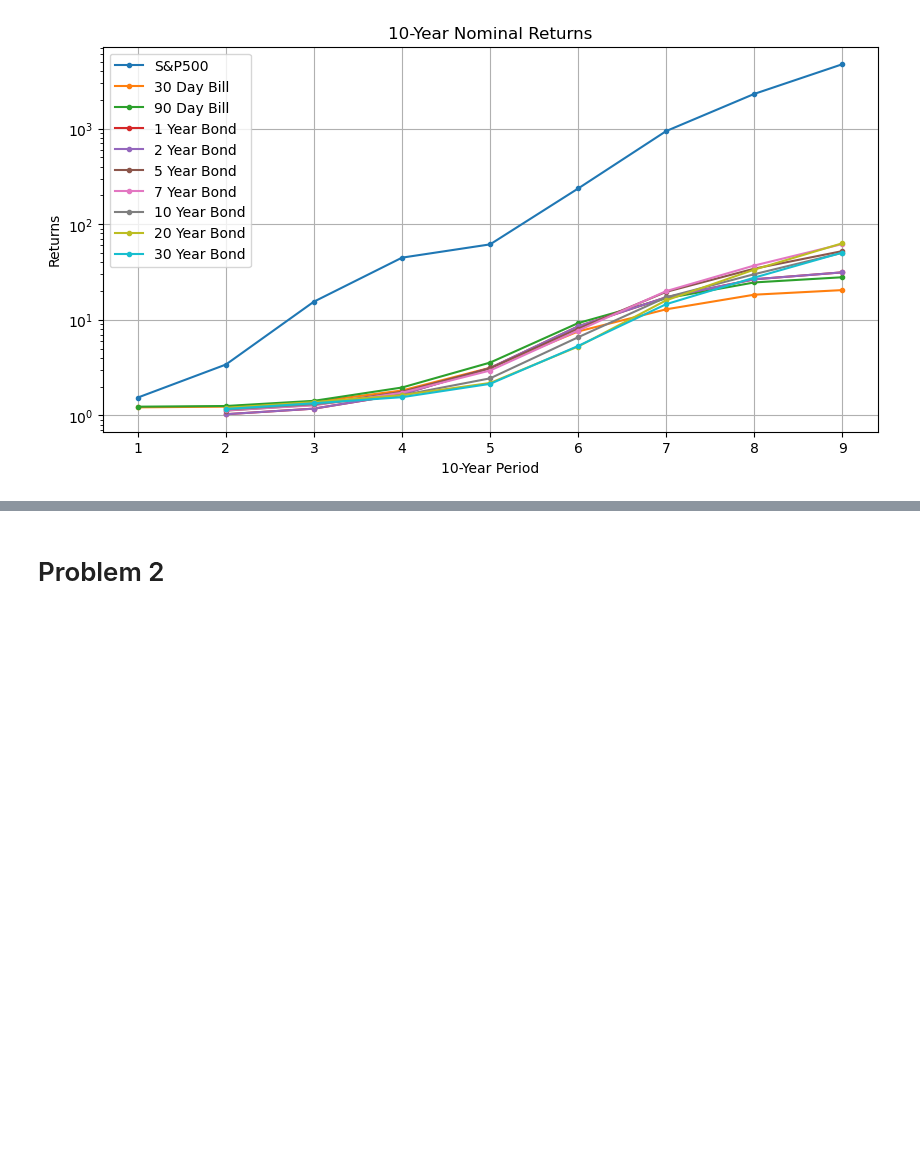
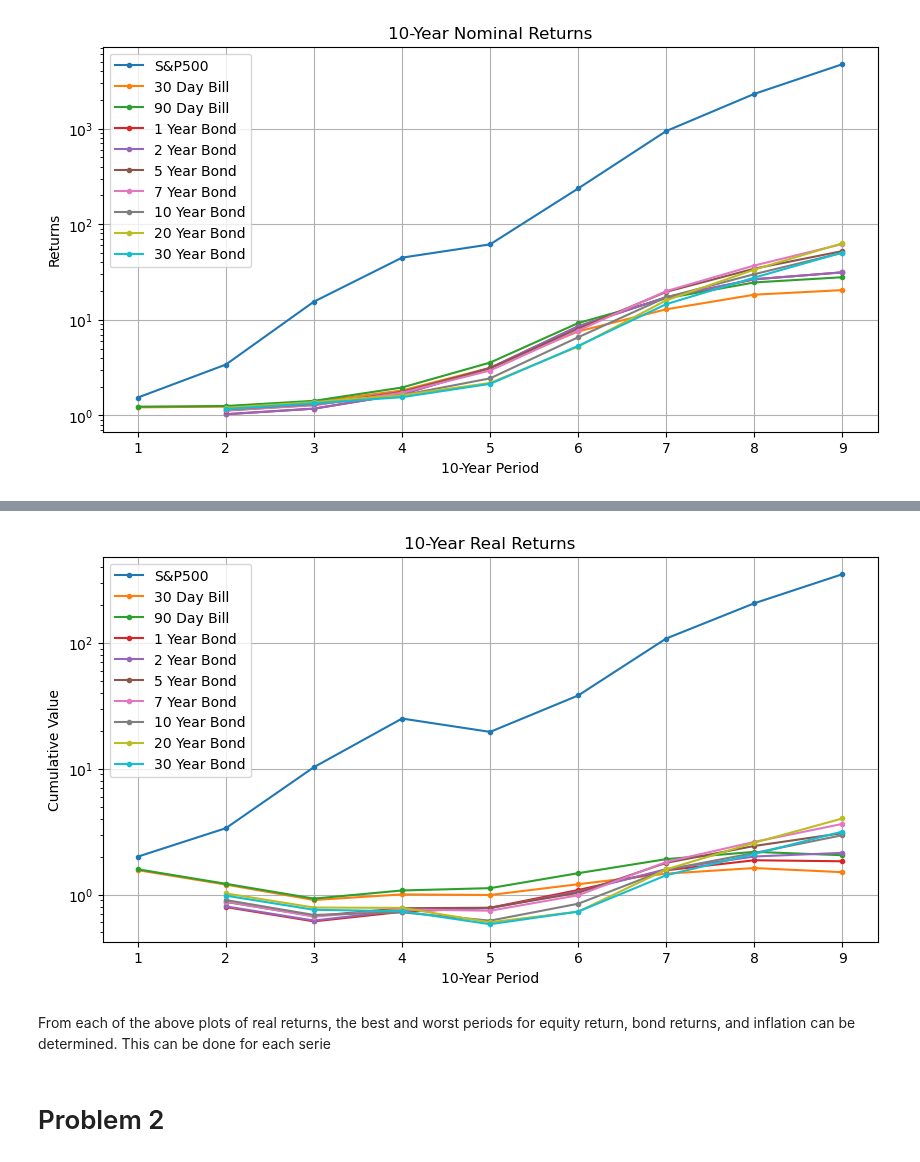
Before and after one commit to pathmarkoak/bufn400, a Jupyter notebook: Homeworks/Homework 1/Modeling long-term equity returns.ipynb, the cells around one changed output, grey strips where cells are left out. Saved outputs shown, nothing was run; the diff lists cells and outputs as text; code cells hidden in the pictures; blank space fills up the shorter version.

```diff
--- a/Homeworks/Homework 1/Modeling long-term equity returns.ipynb
+++ b/Homeworks/Homework 1/Modeling long-term equity returns.ipynb
@@ -334,3 +329,27 @@ plt.show()
+# %%
+# Making plots of cumulative real returns over previous 10 years:
+sp500_annual_returns, t30_ar, t90_ar, b1_ar, b2_ar, b5_ar, b7_ar, b10_ar, b20_ar, b30_ar = [], [], [], [], [], [], [], [], [], []
+
+plt.figure(figsize=(10, 5))
+plt.title('10-Year Real Returns')
+plt.xlabel('10-Year Period')
+plt.ylabel('Cumulative Value')
+
+for i in investments:
+    points = []
+    j = 120
+    while j <= 1165:
+        points.append(rets[i][j])
+        j += 120
+    plt.semilogy([i for i in range(1, 10)], points, label= names[i], linestyle='-', marker='o', markersize=3)
+
+plt.grid(True)
+plt.legend()
+plt.show()
+# %% [output]
+[figure, added]
+# %% [markdown]
+From each of the above plots of real returns, the best and worst periods for equity return, bond returns, and inflation can be determined. This can be done for each serie
 # %% [markdown]
 # Problem 2
 # %%
```
Also changed, not shown: parts of 23 cells of this notebook.
